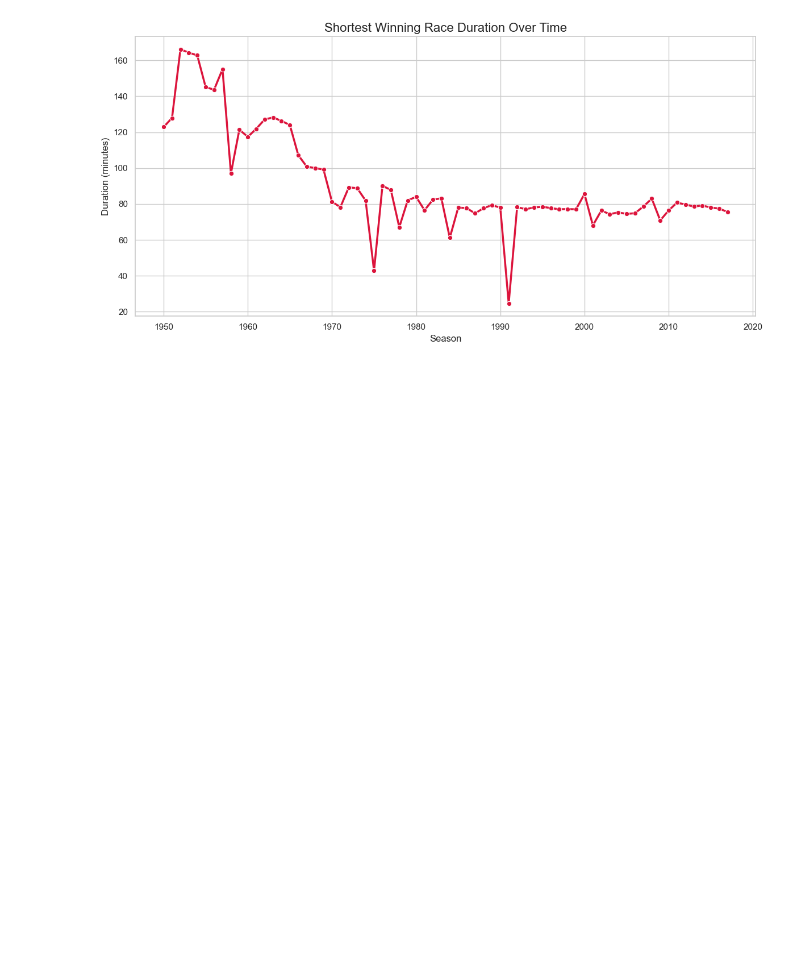
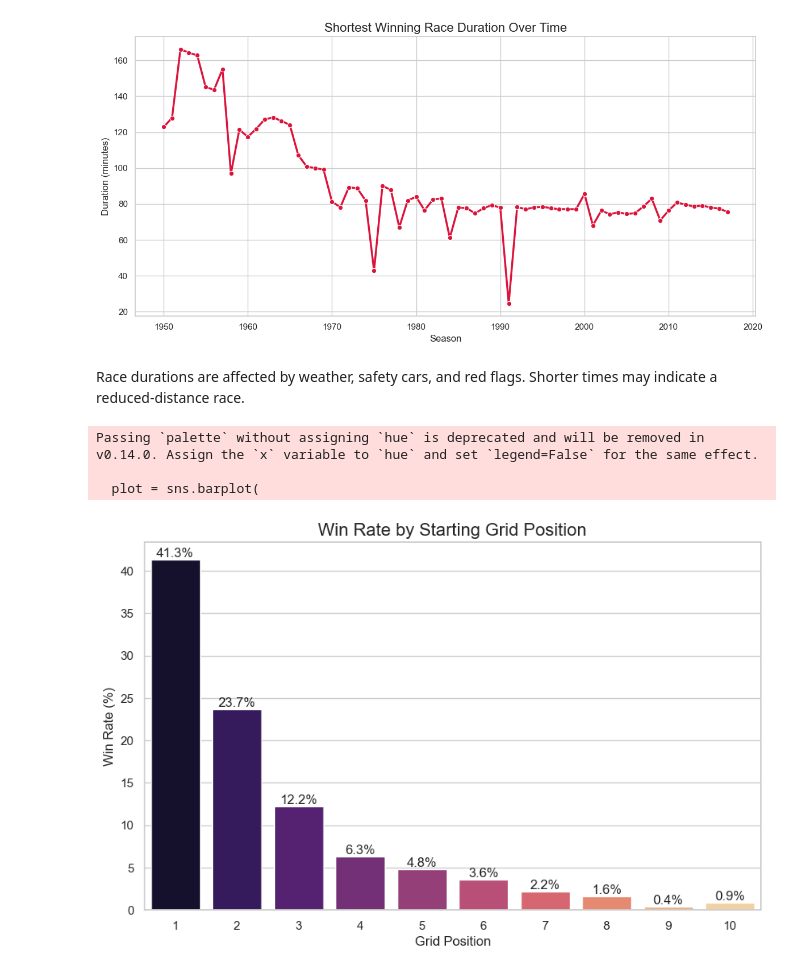
Before and after one commit to johnthiongo071-collab/formula1, a Jupyter notebook: f1.ipynb, the cells around one changed output. Drawn from its saved outputs; the diff is of its cells as text; code cells hidden in the pictures; blank space fills up the shorter version.

```diff
--- a/f1.ipynb
+++ b/f1.ipynb
@@ -246,3 +205,53 @@ plt.tight_layout()
 plt.show()
 # %% [output]
 [figure]
+# %% [markdown]
+Race durations are affected by weather, safety cars, and red flags. Shorter times may indicate a reduced-distance race.
+# %%
+query = """
+    SELECT
+        results.grid                          AS grid_position,
+        COUNT(results.resultId)               AS total_starts,
+        SUM(CASE WHEN results.position = '1'
+                 THEN 1 ELSE 0 END)           AS wins,
+        ROUND(
+            100.0 * SUM(CASE WHEN results.position = '1'
+                             THEN 1 ELSE 0 END)
+            / COUNT(results.resultId), 1
+        )                                     AS win_pct
+    FROM results
+    WHERE results.grid BETWEEN 1 AND 10
+      AND results.position IS NOT NULL
+      AND results.position != '\\N'
+    GROUP BY results.grid
+    ORDER BY results.grid ASC;
+"""
+
+df_pole = pd.DataFrame(
+    data=curr.execute(query).fetchall(),
+    columns=[x[0] for x in curr.description]
+)
+
+sns.set_theme(style="whitegrid")
+plt.figure(figsize=(10, 6))
+
+plot = sns.barplot(
+    data=df_pole,
+    x='grid_position',
+    y='win_pct',
+    palette='magma'
+)
+
+plt.title('Win Rate by Starting Grid Position', fontsize=16)
+plt.xlabel('Grid Position', fontsize=12)
+plt.ylabel('Win Rate (%)', fontsize=12)
+
+for i in plot.containers:
+    plot.bar_label(i, fmt='%.1f%%')
+
+plt.show()
+# %% [output]
+Passing `palette` without assigning `hue` is deprecated and will be removed in v0.14.0. Assign the `x` variable to `hue` and set `legend=False` for the same effect.
+
+  plot = sns.barplot(
+[figure, added]
```
Also changed, not shown: parts of 8 cells of this notebook.
